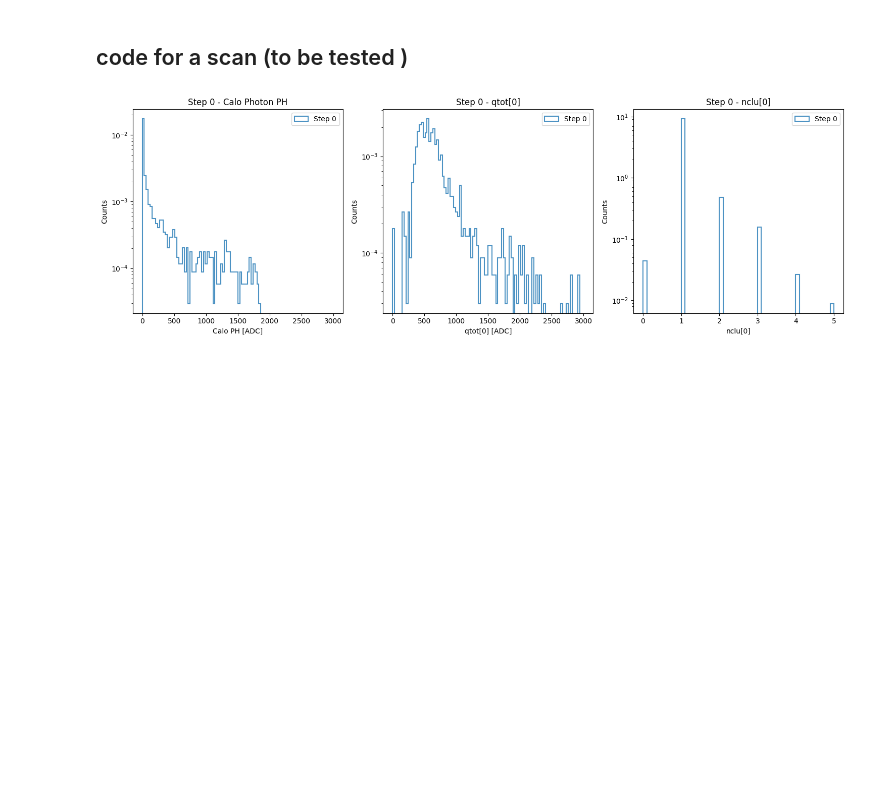
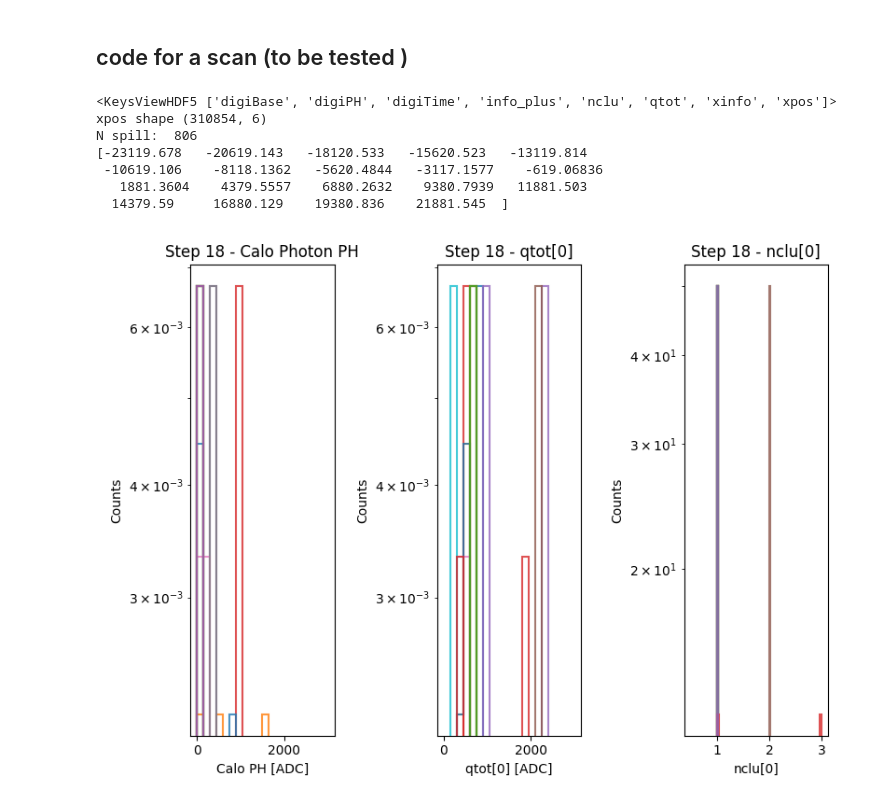
Before and after one commit to Ncanale/eplusBOOST_2025_T9, a Jupyter notebook: compare_epBOOST.ipynb, the cells around one changed output. Drawn from its saved outputs; the diff is of its cells as text; code cells hidden in the pictures; blank space fills up the shorter version.

```diff
--- a/compare_epBOOST.ipynb
+++ b/compare_epBOOST.ipynb
@@ -98,18 +107,24 @@ opts_2d = { "cmap" : mycmap, "bins" : bins2d} # "norm" : mpl.colors.LogNorm()}
 th_cherry1 = 20
 th_cherry2 = 20
 # %%
-run_list = [730147,730157]
+run_list = [730147,730157,730159]
+
+x_cry_cut = [4.28, 4.67]
+y_cry_cut = [7.40, 7.8]
+
 
 fig,ax = plt.subplots(3,figsize=(8, 8))
 for run_number in run_list:
     x1, y1, x2, y2, x3, y3, xcry, ycry, ph_calo_photon, ph_cherry1, \
-    theta_x_in, theta_y_in, theta_x_out, theta_y_out, tm, qtot, nclu, info_plus = file_loader(run_number)
+    theta_x_in, theta_y_in, theta_x_out, theta_y_out, tm, qtot, nclu, info_plus,xinfo = file_loader(run_number)
 
-    ax[0].hist(ph_calo_photon[ph_cherry1>th_cherry1],bins =100 ,range = (0,3000), label =f'Run {run_number}',density= True, **opt_hist)
+    logi = ph_cherry1>th_cherry1 & (xcry>x_cry_cut[0]) & (xcry<x_cry_cut[1]) & (ycry>y_cry_cut[0]) & (ycry<y_cry_cut[1])
 
-    ax[1].hist(qtot[:,0][ph_cherry1>th_cherry1],bins =100 ,range = (0,3000), label =f'Run {run_number}',density= True, **opt_hist)
+    ax[0].hist(ph_calo_photon[logi],bins =100 ,range = (0,3000), label =f'Run {run_number}',density= True, **opt_hist)
 
-    ax[2].hist(nclu[:,0][ph_cherry1>th_cherry1], label =f'Run {run_number}',density= True, **opt_hist)
+    ax[1].hist(qtot[:,0][logi],bins =100 ,range = (0,3000), label =f'Run {run_number}',density= True, **opt_hist)
+
+    ax[2].hist(nclu[:,0][logi], label =f'Run {run_number}',density= True, **opt_hist)
     print(f'{run_number} -- N spill: {info_plus[:,0][-1]} -- events: {len(ph_calo_photon)} -- evs/spill: {len(ph_calo_photon)/info_plus[:,0][-1]:.0f}')
 ax[0].set_xlabel('Calo Photon PH [ADC]')
 ax[0].set_ylabel('Counts')
@@ -137,39 +165,44 @@ plt.show()
 # %%
 scan_number = 730158
 
 # Caricamento dei dati (assumendo 1 solo run)
 x1, y1, x2, y2, x3, y3, xcry, ycry, ph_calo_photon, ph_cherry1, \
-theta_x_in, theta_y_in, theta_x_out, theta_y_out, tm, qtot, nclu, info_plus = file_loader(scan_number)
+theta_x_in, theta_y_in, theta_x_out, theta_y_out, tm, qtot, nclu, info_plus,xinfo = file_loader(scan_number)
 
 unique_steps = np.unique(info_plus[:, 1])
 n_steps = len(unique_steps)
-fig, axs = plt.subplots(n_steps, 3, figsize=(15, 5 * n_steps))
 
-# Se c'è un solo step, axs avrà forma (3,) anziché (n_steps, 3), quindi forziamo la forma
-if n_steps == 1:
-    axs = axs.reshape(1, 3)
+fig, axs = plt.subplots(1, 3, figsize=(8,6))
 
 for i, step in enumerate(unique_steps):
-    mask = (ph_cherry1 > th_cherry1) & (info_plus[:, 1] == step)
+    logi = (ph_cherry1 > th_cherry1) & (info_plus[:, 1] == step) & (xcry>x_cry_cut[0]) & (xcry<x_cry_cut[1]) & (ycry>y_cry_cut[0]) & (ycry<y_cry_cut[1])
 
-    if np.sum(mask) == 0:
+
+    if np.sum(logi) == 0:
         continue
 
-    axs[i, 0].hist(ph_calo_photon[mask], bins=100, range=(0, 3000), label=f'Step {step}', density=True, **opt_hist)
-    axs[i, 1].hist(qtot[:, 0][mask], bins=100, range=(0, 3000), label=f'Step {step}', density=True, **opt_hist)
-    axs[i, 2].hist(nclu[:, 0][mask], bins=50, label=f'Step {step}', density=True, **opt_hist)
+    axs[0].hist(ph_calo_photon[logi], bins=20, range=(0, 3000), label=f'Step {step}', density=True, **opt_hist)
+    axs[1].hist(qtot[:, 0][logi], bins=20, range=(0, 3000), label=f'Step {step}', density=True, **opt_hist)
+    axs[2].hist(nclu[:, 0][logi], bins=50, label=f'Step {step}', density=True, **opt_hist)
 
-    axs[i, 0].set_title(f'Step {step} - Calo Photon PH')
-    axs[i, 1].set_title(f'Step {step} - qtot[0]')
-    axs[i, 2].set_title(f'Step {step} - nclu[0]')
+    axs[0].set_title(f'Step {step} - Calo Photon PH')
+    axs[1].set_title(f'Step {step} - qtot[0]')
+    axs[2].set_title(f'Step {step} - nclu[0]')
 
     for j in range(3):
-        axs[i, j].set_yscale('log')
-        axs[i, j].legend()
-        axs[i, j].set_xlabel(['Calo PH [ADC]', 'qtot[0] [ADC]', 'nclu[0]'][j])
-        axs[i, j].set_ylabel('Counts')
+        axs[j].set_yscale('log')
+        # axs[j].legend()
+        axs[j].set_xlabel(['Calo PH [ADC]', 'qtot[0] [ADC]', 'nclu[0]'][j])
+        axs[j].set_ylabel('Counts')
 
 plt.tight_layout()
 plt.show()
 # %% [output]
+<KeysViewHDF5 ['digiBase', 'digiPH', 'digiTime', 'info_plus', 'nclu', 'qtot', 'xinfo', 'xpos']>
+xpos shape (310854, 6)
+N spill:  806
+[-23119.678   -20619.143   -18120.533   -15620.523   -13119.814
+ -10619.106    -8118.1362   -5620.4844   -3117.1577    -619.06836
+   1881.3604    4379.5557    6880.2632    9380.7939   11881.503
+  14379.59     16880.129    19380.836    21881.545  ]
-[figure, old version]
+[figure, new version]
```
Also changed, not shown: parts of 6 cells of this notebook, 3 other files.
